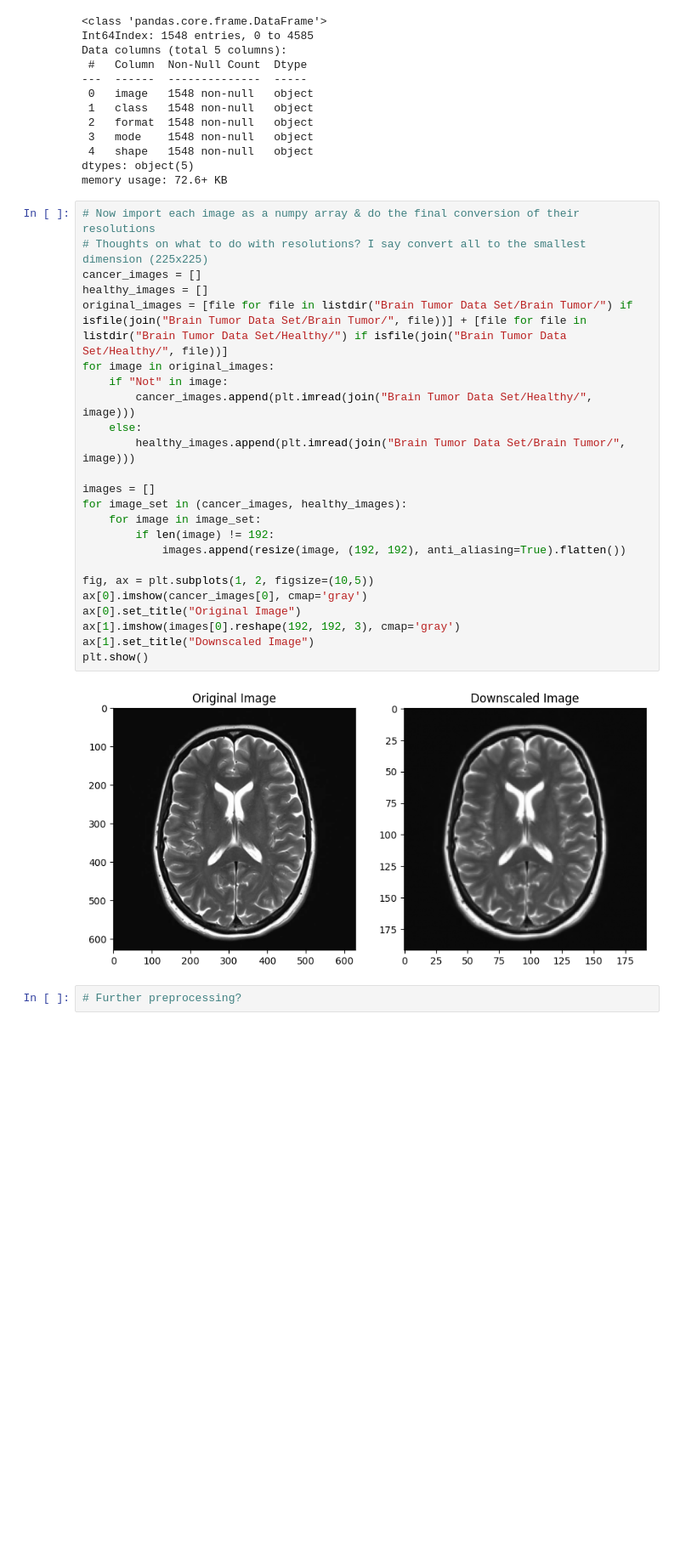
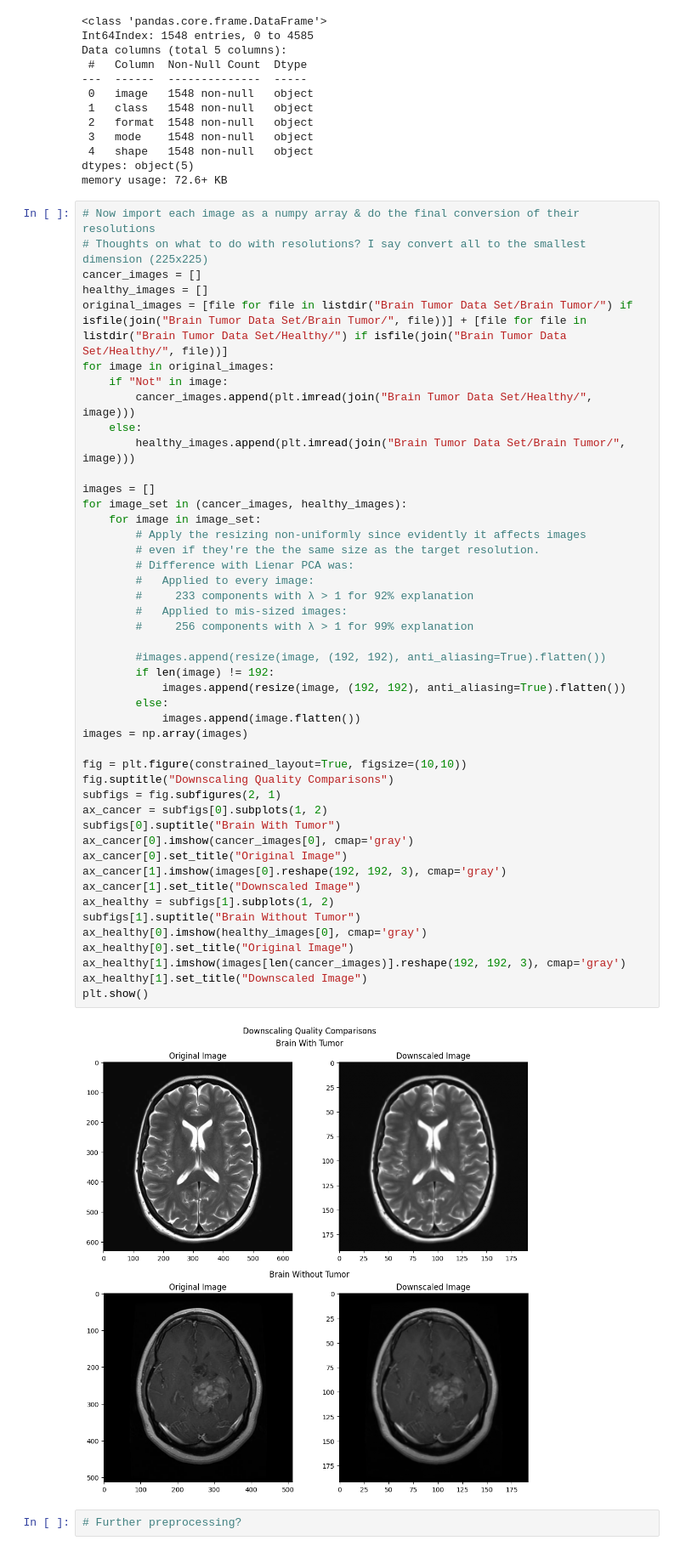
Before and after one commit to S-Bryce/ML-Lab-2, a Jupyter notebook: main.ipynb, the cells around one changed output. Shown at 85% size. Saved outputs shown, nothing was run; the diff lists cells and outputs as text; blank space fills up the shorter version.

```diff
--- a/main.ipynb
+++ b/main.ipynb
@@ -130,29 +130,51 @@ memory usage: 72.6+ KB
 # %%
 # Now import each image as a numpy array & do the final conversion of their resolutions
 # Thoughts on what to do with resolutions? I say convert all to the smallest dimension (225x225)
 cancer_images = []
 healthy_images = []
 original_images = [file for file in listdir("Brain Tumor Data Set/Brain Tumor/") if isfile(join("Brain Tumor Data Set/Brain Tumor/", file))] + [file for file in listdir("Brain Tumor Data Set/Healthy/") if isfile(join("Brain Tumor Data Set/Healthy/", file))]
 for image in original_images:
     if "Not" in image:
         cancer_images.append(plt.imread(join("Brain Tumor Data Set/Healthy/", image)))
     else:
         healthy_images.append(plt.imread(join("Brain Tumor Data Set/Brain Tumor/", image)))
 
 images = []
 for image_set in (cancer_images, healthy_images):
     for image in image_set:
+        # Apply the resizing non-uniformly since evidently it affects images
+        # even if they're the the same size as the target resolution.
+        # Difference with Lienar PCA was:
+        #   Applied to every image:
+        #     233 components with λ > 1 for 92% explanation
+        #   Applied to mis-sized images:
+        #     256 components with λ > 1 for 99% explanation
+
+        #images.append(resize(image, (192, 192), anti_aliasing=True).flatten())
         if len(image) != 192:
             images.append(resize(image, (192, 192), anti_aliasing=True).flatten())
+        else:
+            images.append(image.flatten())
+images = np.array(images)
 
-fig, ax = plt.subplots(1, 2, figsize=(10,5))
-ax[0].imshow(cancer_images[0], cmap='gray')
-ax[0].set_title("Original Image")
-ax[1].imshow(images[0].reshape(192, 192, 3), cmap='gray')
-ax[1].set_title("Downscaled Image")
+fig = plt.figure(constrained_layout=True, figsize=(10,10))
+fig.suptitle("Downscaling Quality Comparisons")
+subfigs = fig.subfigures(2, 1)
+ax_cancer = subfigs[0].subplots(1, 2)
+subfigs[0].suptitle("Brain With Tumor")
+ax_cancer[0].imshow(cancer_images[0], cmap='gray')
+ax_cancer[0].set_title("Original Image")
+ax_cancer[1].imshow(images[0].reshape(192, 192, 3), cmap='gray')
+ax_cancer[1].set_title("Downscaled Image")
+ax_healthy = subfigs[1].subplots(1, 2)
+subfigs[1].suptitle("Brain Without Tumor")
+ax_healthy[0].imshow(healthy_images[0], cmap='gray')
+ax_healthy[0].set_title("Original Image")
+ax_healthy[1].imshow(images[len(cancer_images)].reshape(192, 192, 3), cmap='gray')
+ax_healthy[1].set_title("Downscaled Image")
 plt.show()
 # %% [output]
-[figure, old version]
+[figure, new version]
 # %%
 # Further preprocessing?
 # %% [markdown]
```
Also changed, not shown: parts of 3 cells of this notebook.
